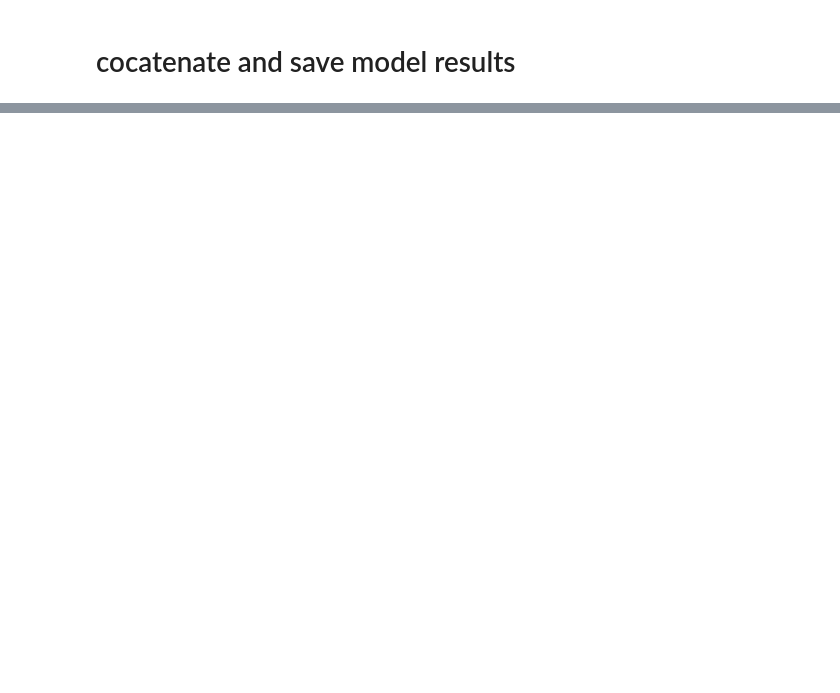
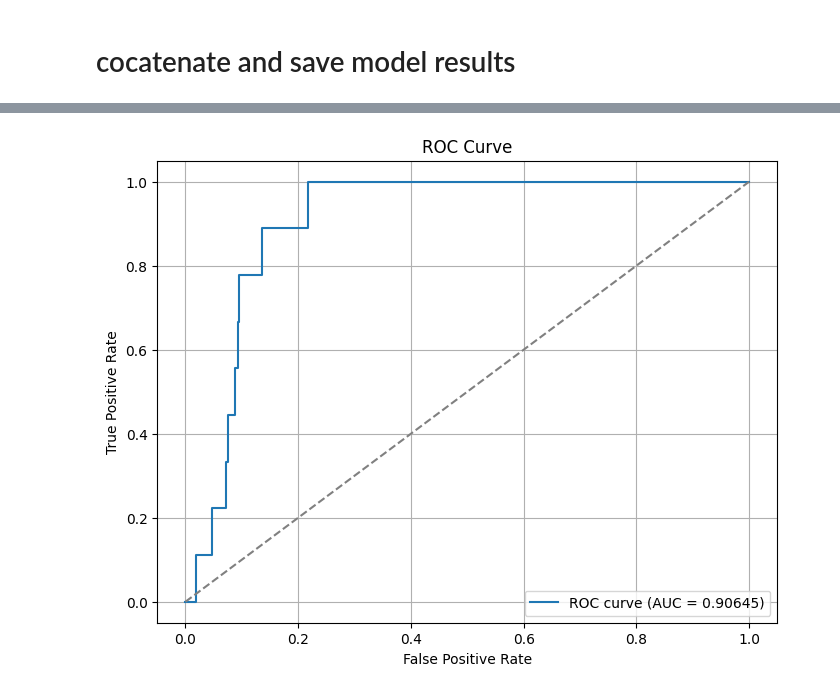
Before and after one commit to vberdejoespinola/translate-text-classifier-spanish, a Jupyter notebook: scripts/3.model_training.ipynb, the cells around one changed output, grey strips where cells are left out. Drawn from its saved outputs; the diff is of its cells as text; code cells hidden in the pictures; blank space fills up the shorter version.

```diff
--- a/scripts/3.model_training.ipynb
+++ b/scripts/3.model_training.ipynb
@@ -315,0 +652,20 @@ res.to_csv('../results/model_scores/model_scores.csv')
+# %%
+from sklearn.metrics import roc_curve, roc_auc_score
+import matplotlib.pyplot as plt
+
+# True labels and predicted probabilities for the positive class
+fpr, tpr, thresholds = roc_curve(y_test, y_pred_ts_p)
+auc_score = roc_auc_score(y_test, y_pred_ts_p)
+
+plt.figure(figsize=(8,6))
+plt.plot(fpr, tpr, label=f'ROC curve (AUC = {auc_score:.5f})')
+plt.plot([0,1], [0,1], linestyle='--', color='gray')
+plt.xlabel('False Positive Rate')
+plt.ylabel('True Positive Rate')
+plt.title('ROC Curve')
+plt.legend()
+plt.grid(True)
+plt.savefig('../results/v2/roc_curve_logreg.png', dpi=300, bbox_inches='tight')
+plt.show()
+# %% [output]
+[figure, added]
```
Also changed, not shown: parts of 39 cells of this notebook, 13 other files.
